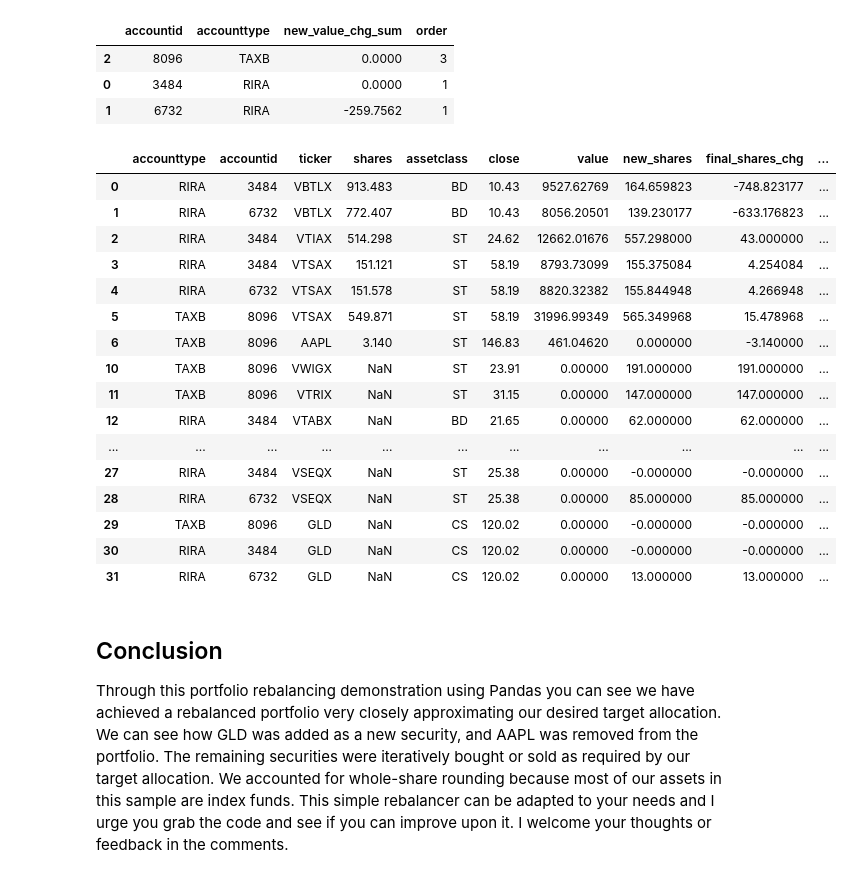
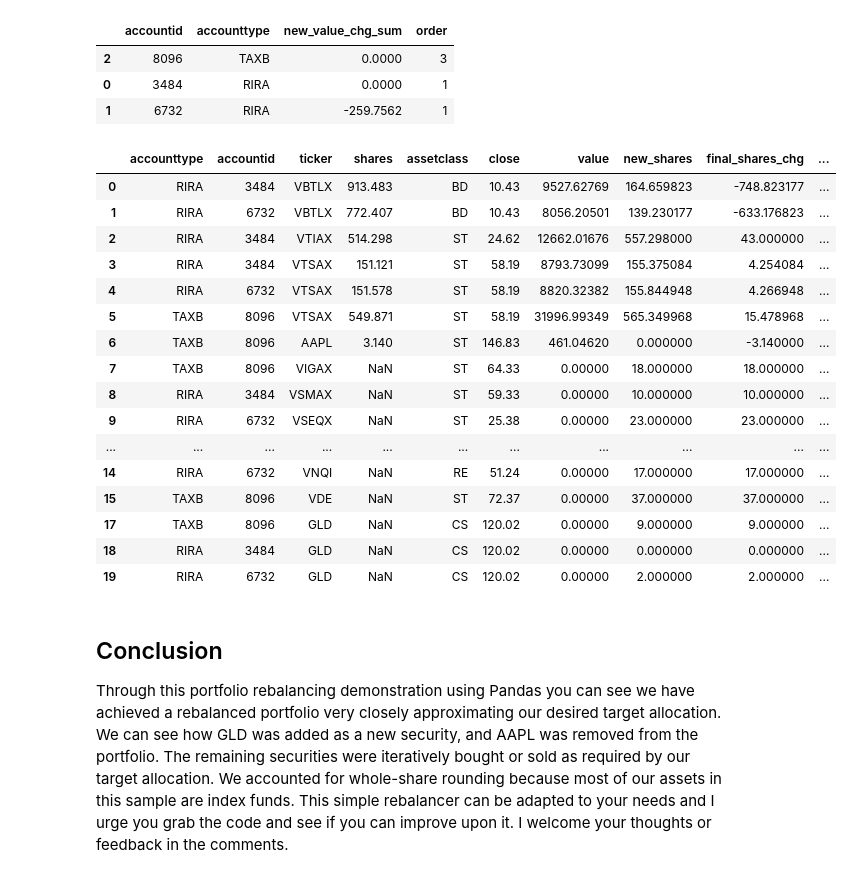
Before and after one commit to pogoetic/rebalance, a Jupyter notebook: portfolio_rebalance_post.ipynb, the cells around one changed output. Saved outputs shown, nothing was run; the diff lists cells and outputs as text; code cells hidden in the pictures.

```diff
--- a/portfolio_rebalance_post.ipynb
+++ b/portfolio_rebalance_post.ipynb
@@ -420,30 +425,32 @@ acctsdf
 | 0 | 3484 | RIRA | 0.0000 | 1 |
 | 1 | 6732 | RIRA | -259.7562 | 1 |
 # %%
-#Cleanup
-dport.drop(columns=['order'],inplace=True)
-dport = dport[['accounttype','accountid','ticker','shares','assetclass','close','value','new_shares','final_shares_chg','new_value','new_value_chg','final_allocation']]
+#Review our final portfolio with recommended buys/sells in 'final_shares_chg' column
+if dport is not None:
+    #Cleanup
+    dport.drop(columns=['order'],inplace=True)
+    dport = dport[['accounttype','accountid','ticker','shares','assetclass','close','value','new_shares','final_shares_chg','new_value','new_value_chg','final_allocation']]
+    display(dport)
+else:
+    display(port)
+# %% [output]
+|  | accounttype | accountid | ticker | shares | assetclass | close | value | new_shares | final_shares_chg | ... |
+| 0 | RIRA | 3484 | VBTLX | 913.483 | BD | 10.43 | 9527.62769 | 164.659823 | -748.823177 | ... |
+| 1 | RIRA | 6732 | VBTLX | 772.407 | BD | 10.43 | 8056.20501 | 139.230177 | -633.176823 | ... |
+| 2 | RIRA | 3484 | VTIAX | 514.298 | ST | 24.62 | 12662.01676 | 557.298000 | 43.000000 | ... |
+| 3 | RIRA | 3484 | VTSAX | 151.121 | ST | 58.19 | 8793.73099 | 155.375084 | 4.254084 | ... |
+| 4 | RIRA | 6732 | VTSAX | 151.578 | ST | 58.19 | 8820.32382 | 155.844948 | 4.266948 | ... |
+| 5 | TAXB | 8096 | VTSAX | 549.871 | ST | 58.19 | 31996.99349 | 565.349968 | 15.478968 | ... |
+| 6 | TAXB | 8096 | AAPL | 3.140 | ST | 146.83 | 461.04620 | 0.000000 | -3.140000 | ... |
+| 7 | TAXB | 8096 | VIGAX | NaN | ST | 64.33 | 0.00000 | 18.000000 | 18.000000 | ... |
+| 8 | RIRA | 3484 | VSMAX | NaN | ST | 59.33 | 0.00000 | 10.000000 | 10.000000 | ... |
+| 9 | RIRA | 6732 | VSEQX | NaN | ST | 25.38 | 0.00000 | 23.000000 | 23.000000 | ... |
+| ... | ... | ... | ... | ... | ... | ... | ... | ... | ... | ... |
+| 14 | RIRA | 6732 | VNQI | NaN | RE | 51.24 | 0.00000 | 17.000000 | 17.000000 | ... |
+| 15 | TAXB | 8096 | VDE | NaN | ST | 72.37 | 0.00000 | 37.000000 | 37.000000 | ... |
+| 17 | TAXB | 8096 | GLD | NaN | CS | 120.02 | 0.00000 | 9.000000 | 9.000000 | ... |
+| 18 | RIRA | 3484 | GLD | NaN | CS | 120.02 | 0.00000 | 0.000000 | 0.000000 | ... |
+| 19 | RIRA | 6732 | GLD | NaN | CS | 120.02 | 0.00000 | 2.000000 | 2.000000 | ... |
-# %%
-#Review our final portfolio with recommended buys/sells in 'final_shares_chg' column
-dport
-# %% [output]
-|  | accounttype | accountid | ticker | shares | assetclass | close | value | new_shares | final_shares_chg | ... |
-| 0 | RIRA | 3484 | VBTLX | 913.483 | BD | 10.43 | 9527.62769 | 164.659823 | -748.823177 | ... |
-| 1 | RIRA | 6732 | VBTLX | 772.407 | BD | 10.43 | 8056.20501 | 139.230177 | -633.176823 | ... |
-| 2 | RIRA | 3484 | VTIAX | 514.298 | ST | 24.62 | 12662.01676 | 557.298000 | 43.000000 | ... |
-| 3 | RIRA | 3484 | VTSAX | 151.121 | ST | 58.19 | 8793.73099 | 155.375084 | 4.254084 | ... |
-| 4 | RIRA | 6732 | VTSAX | 151.578 | ST | 58.19 | 8820.32382 | 155.844948 | 4.266948 | ... |
-| 5 | TAXB | 8096 | VTSAX | 549.871 | ST | 58.19 | 31996.99349 | 565.349968 | 15.478968 | ... |
-| 6 | TAXB | 8096 | AAPL | 3.140 | ST | 146.83 | 461.04620 | 0.000000 | -3.140000 | ... |
-| 10 | TAXB | 8096 | VWIGX | NaN | ST | 23.91 | 0.00000 | 191.000000 | 191.000000 | ... |
-| 11 | TAXB | 8096 | VTRIX | NaN | ST | 31.15 | 0.00000 | 147.000000 | 147.000000 | ... |
-| 12 | RIRA | 3484 | VTABX | NaN | BD | 21.65 | 0.00000 | 62.000000 | 62.000000 | ... |
-| ... | ... | ... | ... | ... | ... | ... | ... | ... | ... | ... |
-| 27 | RIRA | 3484 | VSEQX | NaN | ST | 25.38 | 0.00000 | -0.000000 | -0.000000 | ... |
-| 28 | RIRA | 6732 | VSEQX | NaN | ST | 25.38 | 0.00000 | 85.000000 | 85.000000 | ... |
-| 29 | TAXB | 8096 | GLD | NaN | CS | 120.02 | 0.00000 | -0.000000 | -0.000000 | ... |
-| 30 | RIRA | 3484 | GLD | NaN | CS | 120.02 | 0.00000 | -0.000000 | -0.000000 | ... |
-| 31 | RIRA | 6732 | GLD | NaN | CS | 120.02 | 0.00000 | 13.000000 | 13.000000 | ... |
 # %% [markdown]
 ## Conclusion
 Through this portfolio rebalancing demonstration using Pandas you can see we have achieved a rebalanced portfolio very closely approximating our desired target allocation. We can see how GLD was added as a new security, and AAPL was removed from the portfolio. The remaining securities were iteratively bought or sold as required by our target allocation. We accounted for whole-share rounding because most of our assets in this sample are index funds. This simple rebalancer can be adapted to your needs and I urge you grab the code and see if you can improve upon it. I welcome your thoughts or feedback in the comments.
```
Also changed, not shown: parts of 3 cells of this notebook, 1 other file.
